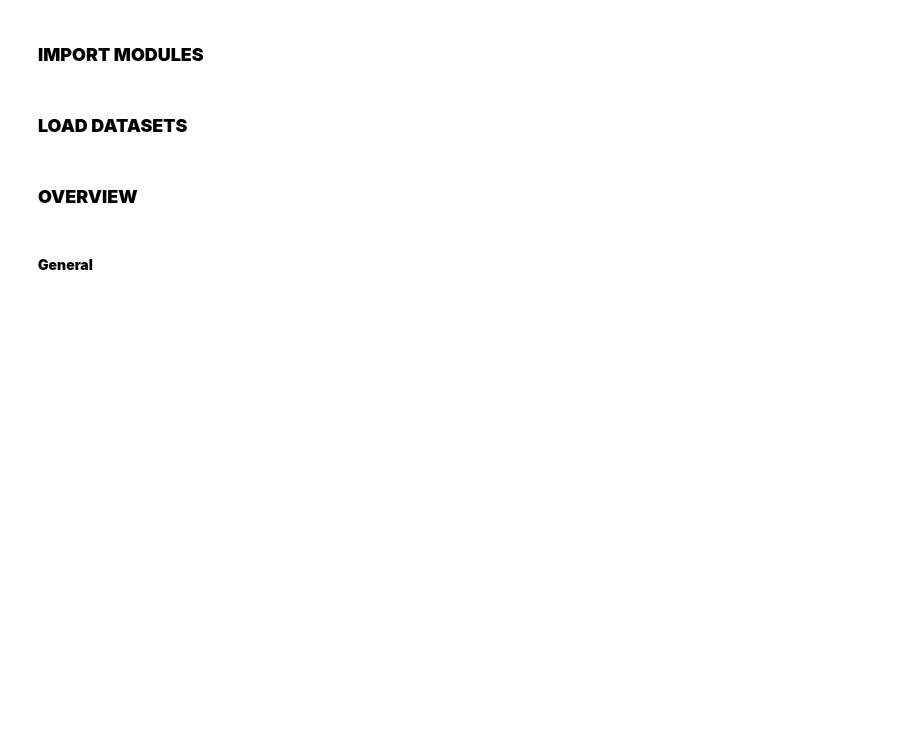
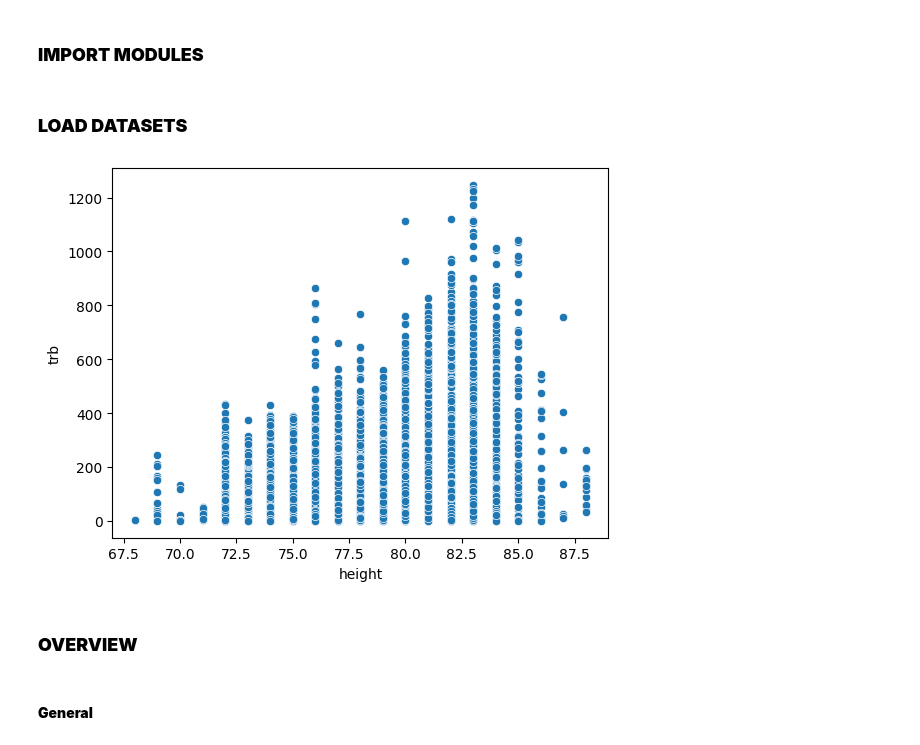
Before and after one commit to chocoCaro/Intro_DS, a Jupyter notebook: data_overview.ipynb, the cells around one changed output. Drawn from its saved outputs; the diff is of its cells as text; code cells hidden in the pictures; blank space fills up the shorter version.

Commit message:
Update data modeling

```diff
--- a/data_overview.ipynb
+++ b/data_overview.ipynb
@@ -123,6 +123,11 @@ nba_players = pd.read_csv(filepath_or_buffer='final_data/nba_players.csv')
 player_stats = pd.read_csv(filepath_or_buffer='final_data/player_stats.csv')
 player_stats_per_game = pd.read_csv(filepath_or_buffer='final_data/player_stats_per_game.csv')
 rookie_stats = pd.read_csv(filepath_or_buffer='final_data/rookie_stats.csv')
+# %%
+sns.scatterplot(data=nba_players.merge(right=player_stats, on='name')[['height', 'trb']], x='height', y='trb')
+plt.show()
+# %% [output]
+[figure, added]
 # %% [markdown]
 ### **OVERVIEW**
 # %% [markdown]
```
Also changed, not shown: parts of 5 cells of this notebook, 11 other files.
